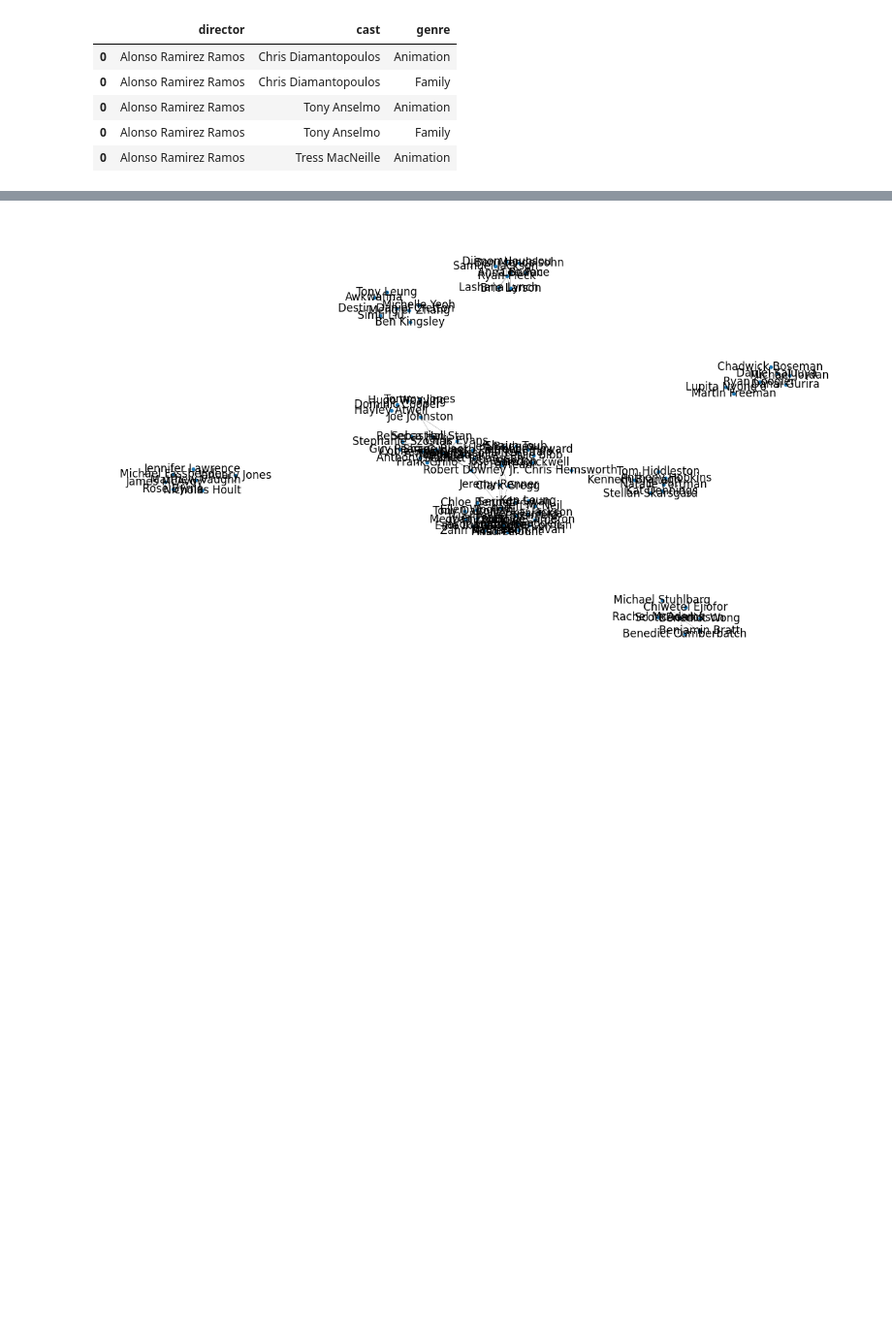
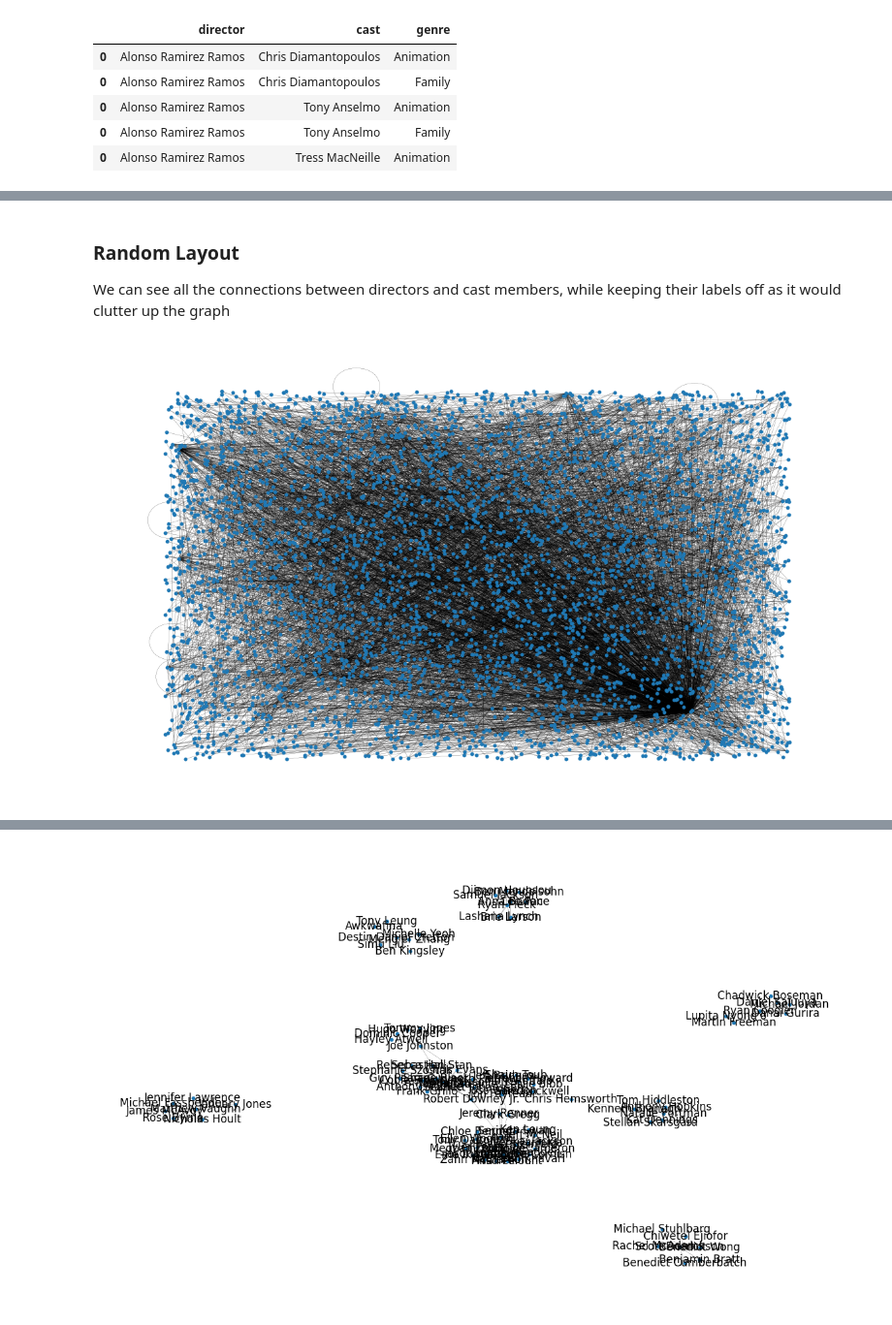
Before and after one commit to hellojohncruz/DATA-620, a Jupyter notebook: Hello Graph World.ipynb, the cells around one changed output, grey strips where cells are left out. Shown at 97% size. Saved outputs shown, nothing was run; the diff lists cells and outputs as text; code cells hidden in the pictures; blank space fills up the shorter version.

```diff
--- a/Hello Graph World.ipynb
+++ b/Hello Graph World.ipynb
@@ -66,2 +86,14 @@ explode_df.head()
 # %%
 G = nx.from_pandas_edgelist(explode_df, "director", "cast")
+# %% [markdown]
+### Random Layout
+
+We can see all the connections between directors and cast members, while keeping their labels off as it would clutter up the graph
+# %%
+fig, ax = plt.subplots(figsize=(15, 9))
+ax.axis("off")
+plot_options = {"node_size": 10, "with_labels": False, "width": 0.15}
+
+nx.draw_networkx(G, pos=nx.random_layout(G), ax=ax, **plot_options)
+# %% [output]
+[figure, added]
```
Also changed, not shown: parts of 16 cells of this notebook.
